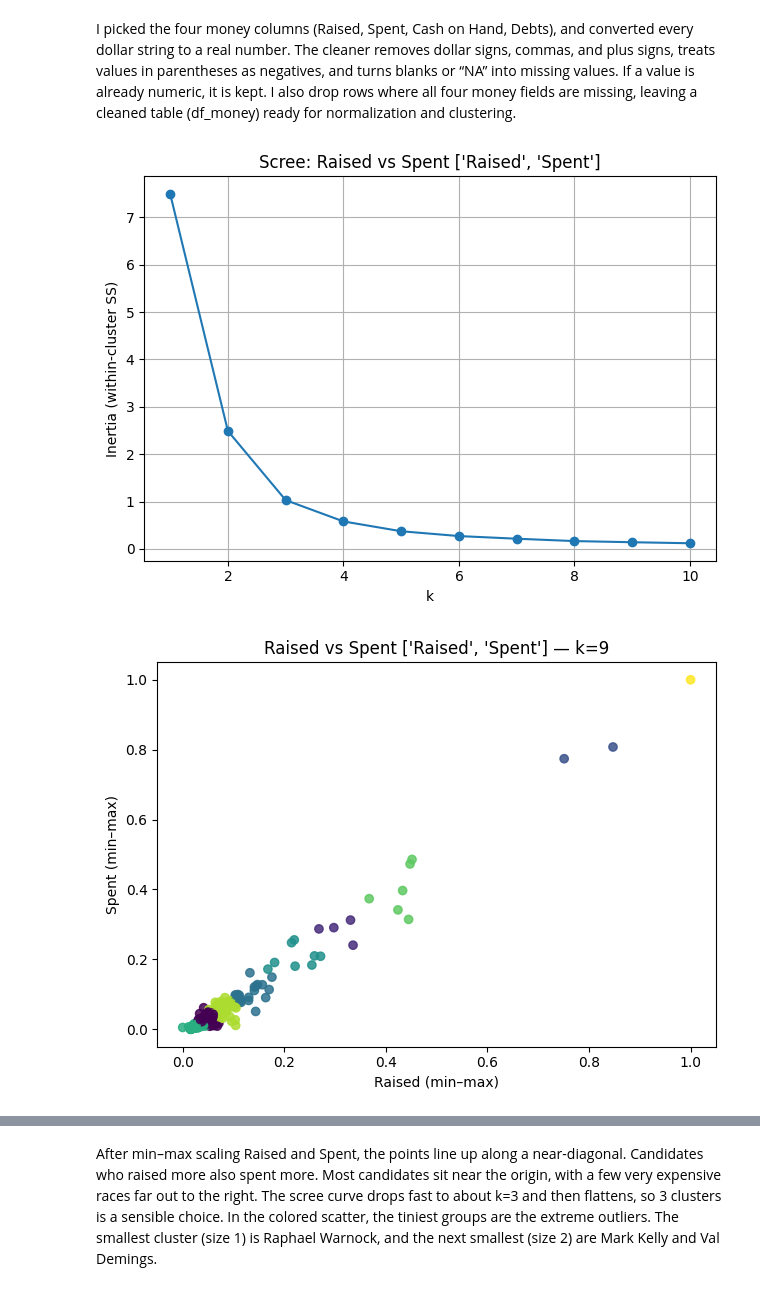
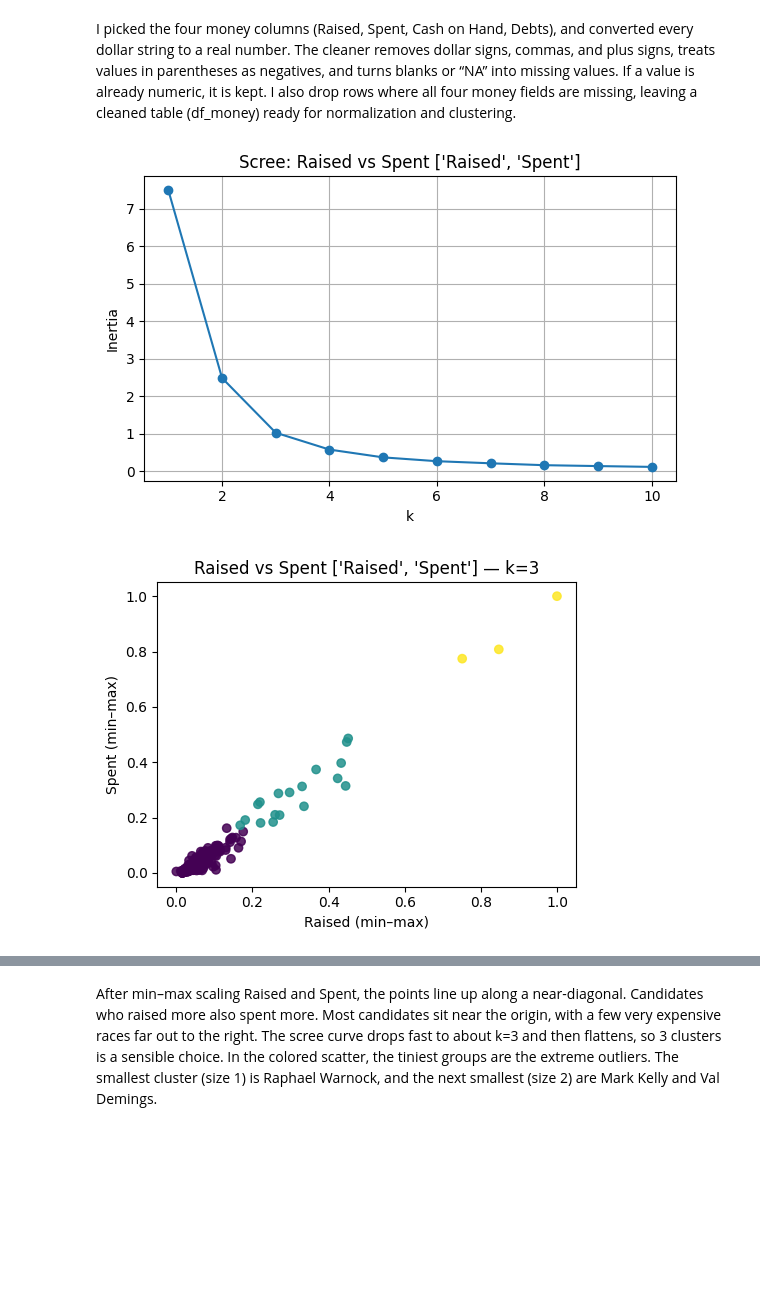
Before and after one commit to JingzhiYang04/clustering_assignment, a Jupyter notebook: assignment_clustering.ipynb, the cells around one changed output, grey strips where cells are left out. Saved outputs shown, nothing was run; the diff lists cells and outputs as text; code cells hidden in the pictures; blank space fills up the shorter version.

```diff
--- a/assignment_clustering.ipynb
+++ b/assignment_clustering.ipynb
@@ -206,12 +271,6 @@ I picked the four money columns (Raised, Spent, Cash on Hand, Debts), and conver
 # %%
 # Q2.2 Max-min normalize Raised and Spent
-RAISED_COL = 'Raised'
-SPENT_COL = 'Spent'
-
-if RAISED_COL and SPENT_COL:
-    res_rs = run_pair(df_money, [RAISED_COL, SPENT_COL], "Raised vs Spent")
-else:
-    print("Could not find both 'Raised' and 'Spent' columns. Found:", RAISED_COL, SPENT_COL)
+res_rs = run_pair_multi_k(df_money, ['Raised','Spent'], "Raised vs Spent", k_list=[3])
 # %% [output]
-[figure, old version]
+[figure, new version]
-[figure, old version]
+[figure, new version]
```
Also changed, not shown: parts of 10 cells of this notebook.
